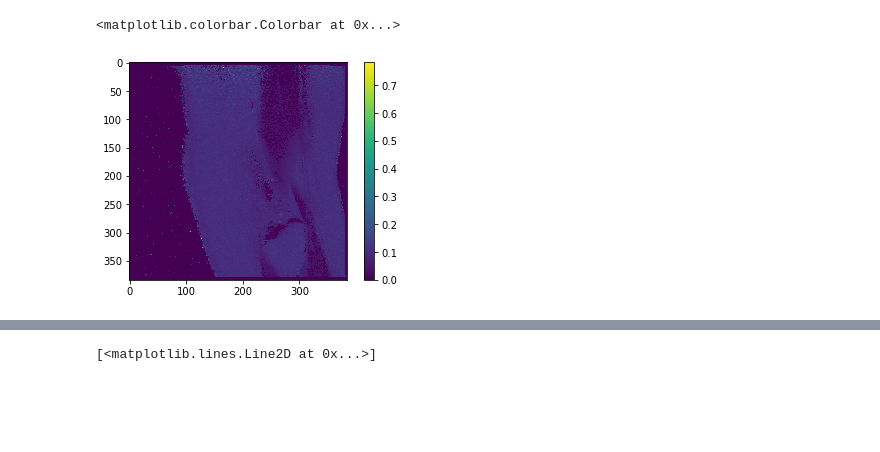
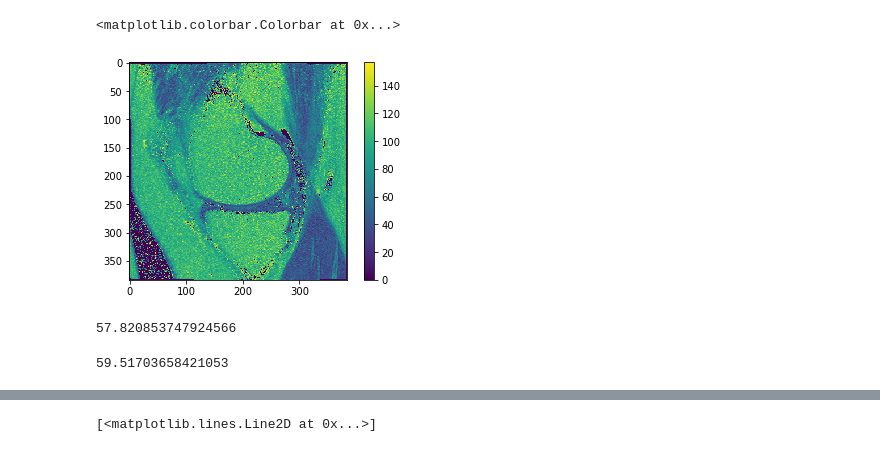
Before and after one commit to dokato/cartilage-health, a Jupyter notebook: 2-comp-T2.ipynb, the cells around one changed output, grey strips where cells are left out. Saved outputs shown, nothing was run; the diff lists cells and outputs as text; code cells hidden in the pictures; blank space fills up the shorter version.

Commit message:
attempts to polish t2 image

```diff
--- a/2-comp-T2.ipynb
+++ b/2-comp-T2.ipynb
@@ -117,3 +104,4 @@ array([ 0.      ,  0.010018,  0.020036,  0.030014,  0.040032,  0.05001 ,
 # %%
-data = np.log(scan + 0.00000000001) # to avoid log(0)
-x = np.concatenate((np.ones_like(time[..., np.newaxis]), -time[..., np.newaxis]), 1)
+data = np.log(scan + 0.0000000001) # to avoid log(0)
+# %%
+x = np.concatenate((np.ones_like(mri_time[..., np.newaxis]), -mri_time[..., np.newaxis]), 1)
@@ -120,6 +131,7 @@ x = np.concatenate((np.ones_like(time[..., np.newaxis]), -time[..., np.newaxis])
 # %%
 t2_matrix = np.zeros((data.shape[1], data.shape[2]))
 res_matrix = np.zeros((data.shape[1], data.shape[2]))
+s0_matrix = np.zeros((data.shape[1], data.shape[2]))
 exps = []
 for ix in range(data.shape[2]):
     for iy in range(data.shape[2]):
@@ -129,7 +141,8 @@ for ix in range(data.shape[2]):
             continue
         beta, res, _, _ = la.lstsq(x[1:], data[1:,ix,iy])
         exps.append(data[:,ix,iy])
-        s0_ = np.exp(beta[0])
-        t2_ = 1/beta[1]
+        s0_ = beta[0]
+        s0_matrix[ix, iy] = s0_
+        t2_ = 1./beta[1] # in ms
         t2_matrix[ix, iy] = t2_
         res_matrix[ix, iy] = res
@@ -150,5 +213,6 @@ plt.show()
 # %%
-t2_matrix[np.where(t2_matrix > np.percentile(t2_matrix.flatten(), 99.))]=0
+t2_matrix[np.where(t2_matrix > np.percentile(t2_matrix.flatten(), 98))] = 0
+#t2_matrix[np.where(t2_matrix > 0.4)] = 0.4
 t2_matrix[np.where(t2_matrix < 0)] = 0
 # %%
 t2_matrix[np.where(res_matrix > 0.1)] = 0
@@ -155,6 +223,6 @@ t2_matrix[np.where(res_matrix > 0.1)] = 0
 # %%
-plt.imshow(t2_matrix)
+plt.imshow(t2_matrix*1000)
 plt.colorbar()
 # %% [output]
 <matplotlib.colorbar.Colorbar at 0x...>
-[figure, old version]
+[figure, new version]
@@ -162,0 +229,8 @@ exps = np.array(exps)
+# %%
+np.mean(t2_matrix[np.where(t2_matrix > 0)]*1000)
+# %% [output]
+57.820853747924566
+# %%
+np.mean([51.24, 56.9866, 56.8367, 58.1049, 61.40921, 64.93073, 69.662003, 56.85799, 52.91442, 55.507, 61.376669, 61.861282, 57.63225, 67.860276, 59.7371424, 58.02321, 60.493119, 61.56934, 57.8208537])
+# %% [output]
+59.51703658421053
```
Also changed, not shown: parts of 30 cells of this notebook.
